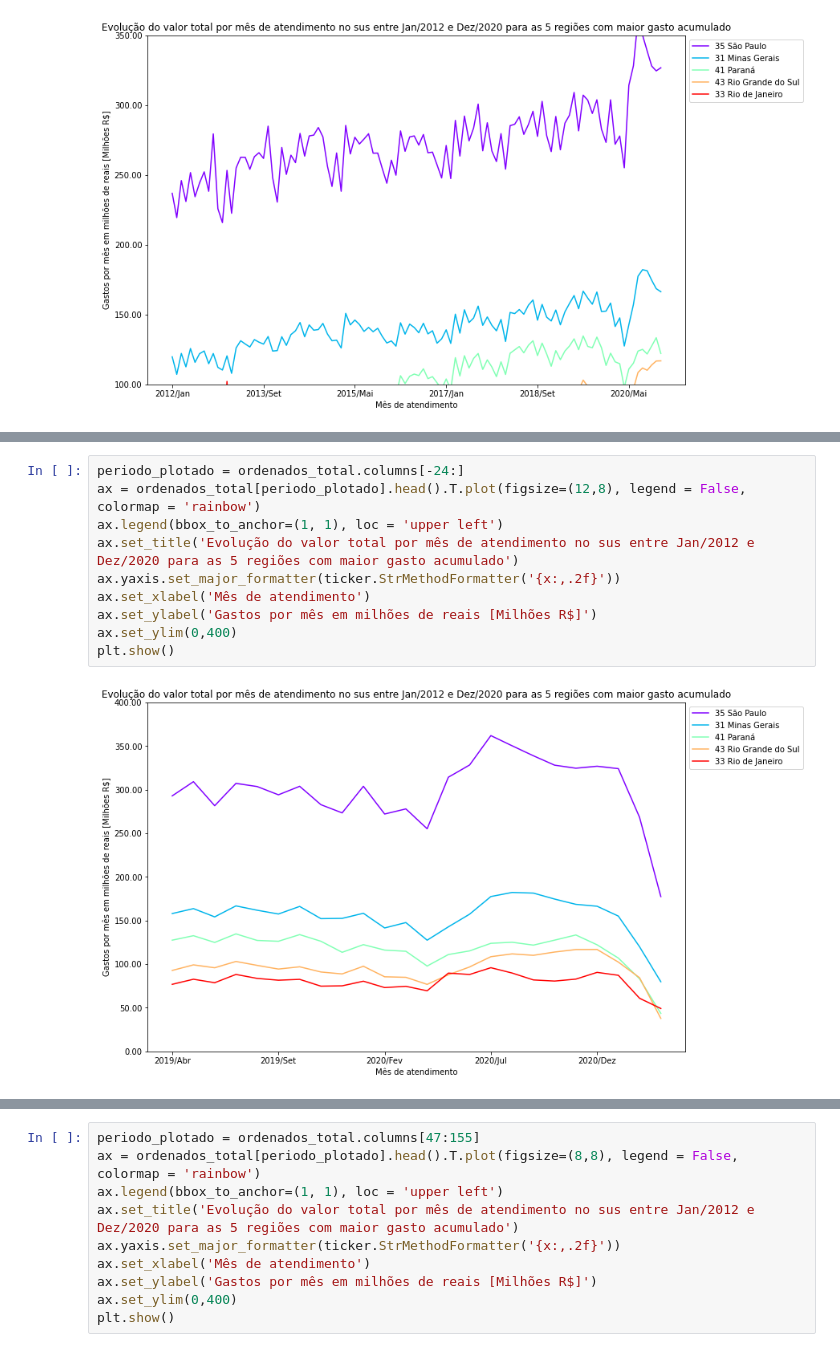
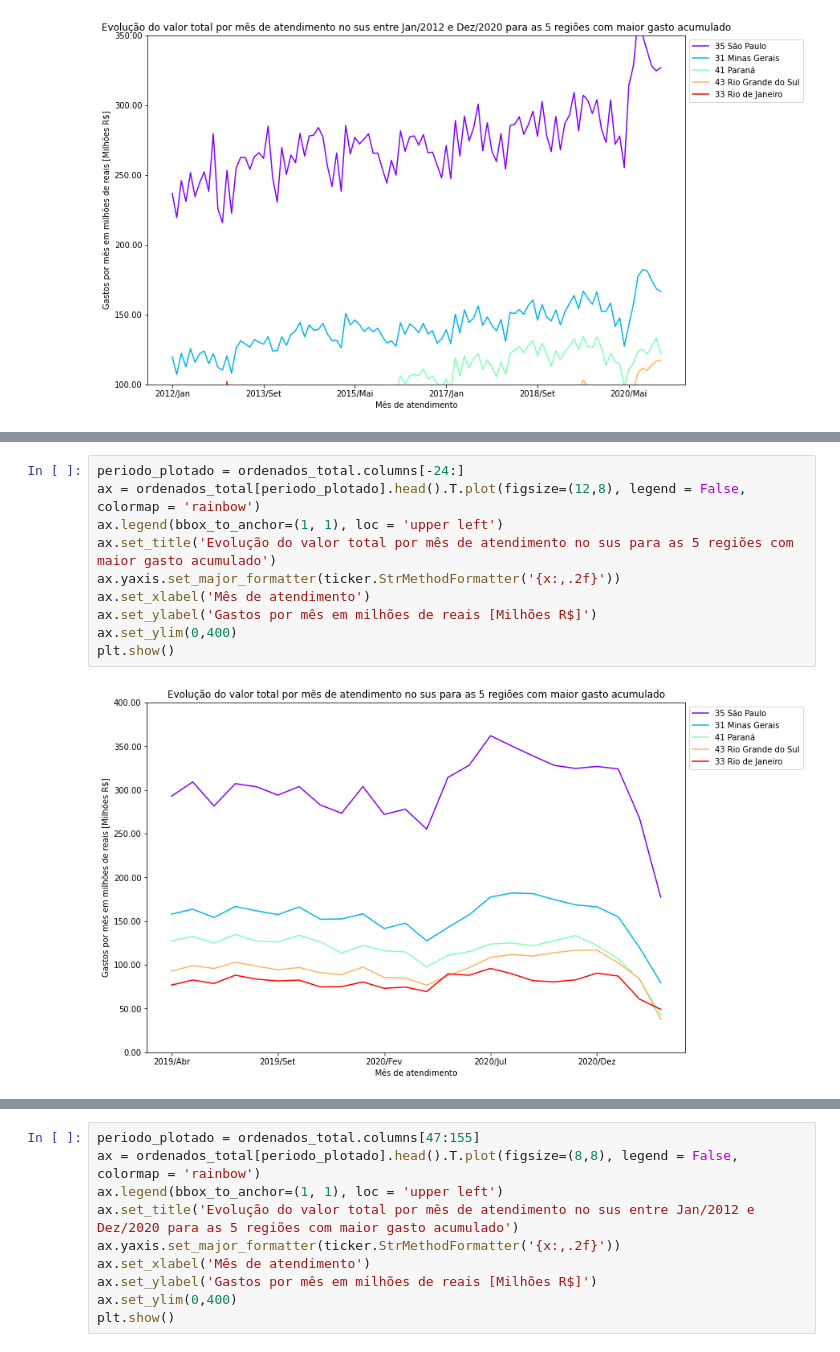
Before and after one commit to ErickOlivetto/bootcamp-data-science-aplicada, a Jupyter notebook: Modulo1_Saude/Bootcamp_Dados_Aula_4.ipynb, the cells around one changed output, grey strips where cells are left out. Saved outputs shown, nothing was run; the diff lists cells and outputs as text.

```diff
--- a/Modulo1_Saude/Bootcamp_Dados_Aula_4.ipynb
+++ b/Modulo1_Saude/Bootcamp_Dados_Aula_4.ipynb
@@ -584,15 +584,15 @@ plt.show()
 # %%
 periodo_plotado = ordenados_total.columns[-24:]
 ax = ordenados_total[periodo_plotado].head().T.plot(figsize=(12,8), legend = False, colormap = 'rainbow')
 ax.legend(bbox_to_anchor=(1, 1), loc = 'upper left')
-ax.set_title('Evolução do valor total por mês de atendimento no sus entre Jan/2012 e Dez/2020 para as 5 regiões com maior gasto acumulado')
+ax.set_title('Evolução do valor total por mês de atendimento no sus para as 5 regiões com maior gasto acumulado')
 ax.yaxis.set_major_formatter(ticker.StrMethodFormatter('{x:,.2f}'))
 ax.set_xlabel('Mês de atendimento')
 ax.set_ylabel('Gastos por mês em milhões de reais [Milhões R$]')
 ax.set_ylim(0,400)
 plt.show()
 # %% [output]
-[figure, old version]
+[figure, new version]
 # %%
 periodo_plotado = ordenados_total.columns[-36:]
 ax = ordenados_total[periodo_plotado].head().T.plot(figsize=(12,8), legend = False, colormap = 'rainbow')
```
Also changed, not shown: parts of 3 cells of this notebook.
